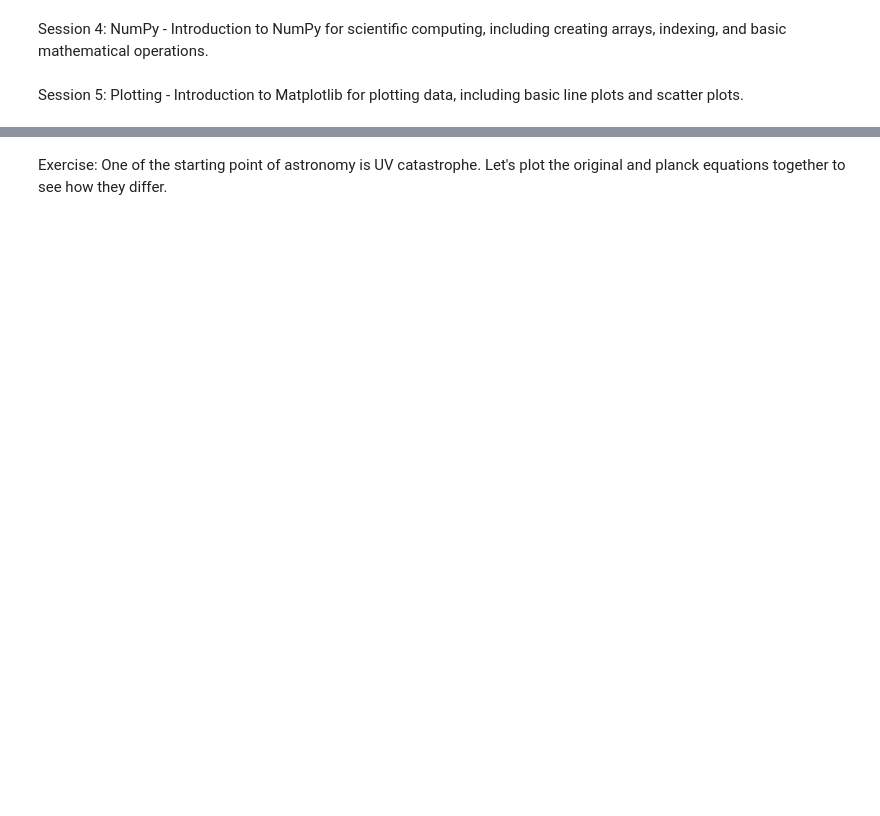
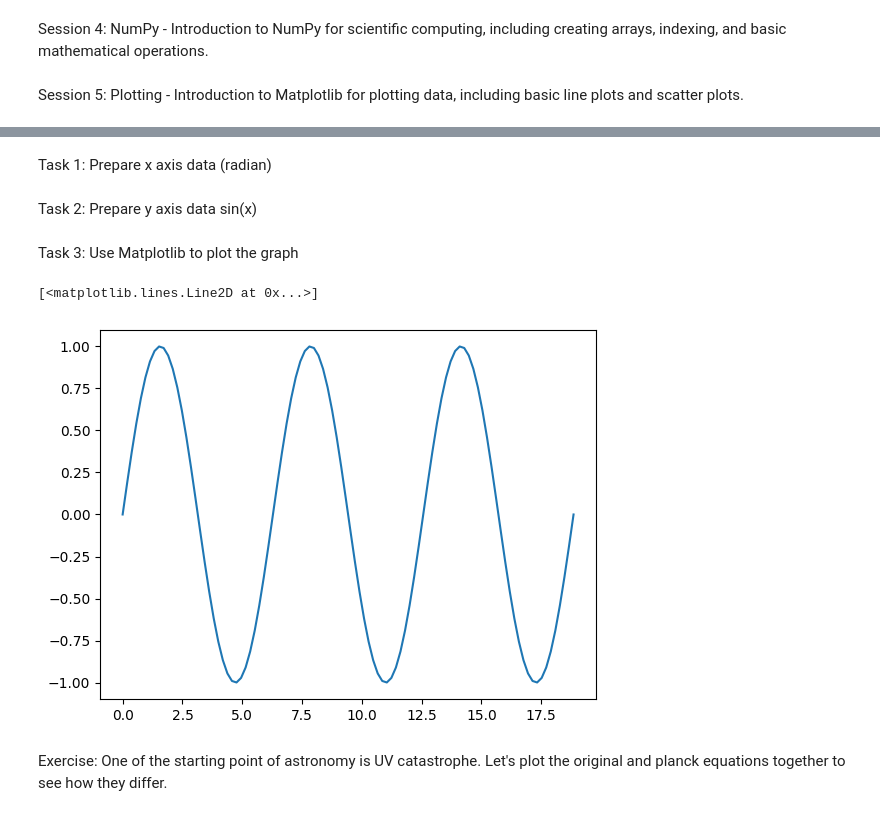
Before and after one commit to Lim1029/Python-Code-Camp, a Jupyter notebook: Day 1.ipynb, the cells around one changed output, grey strips where cells are left out. Drawn from its saved outputs; the diff is of its cells as text; code cells hidden in the pictures; blank space fills up the shorter version.

```diff
--- a/Day 1.ipynb
+++ b/Day 1.ipynb
@@ -80,3 +83,19 @@ Session 5: Plotting - Introduction to Matplotlib for plotting data, including ba
+# %% [markdown]
+Task 1: Prepare x axis data (radian)
+# %%
+x = np.linspace(0, 6*pi, 100)
+# %% [markdown]
+Task 2: Prepare y axis data sin(x)
+# %%
+y = np.sin(x)
+# %% [markdown]
+Task 3: Use Matplotlib to plot the graph
+# %%
+import matplotlib.pyplot as plt
+plt.plot(x, y)
+# %% [output]
+[<matplotlib.lines.Line2D at 0x...>]
+[figure, added]
 # %% [markdown]
 Exercise: One of the starting point of astronomy is UV catastrophe. Let's plot the original and planck equations together to see how they differ.
 # %%
```
Also changed, not shown: parts of 5 cells of this notebook.
